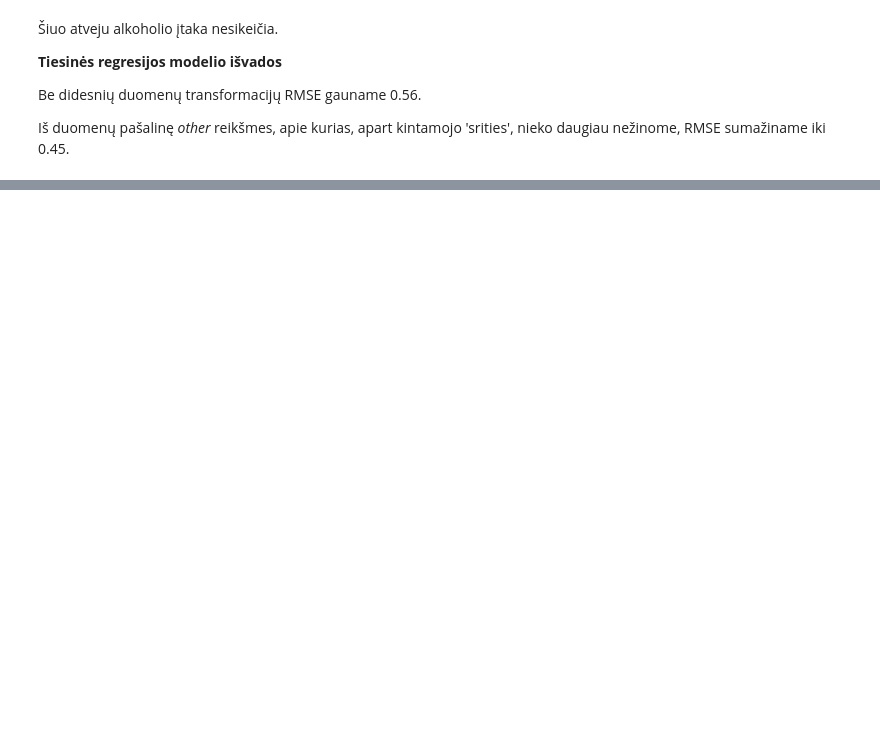
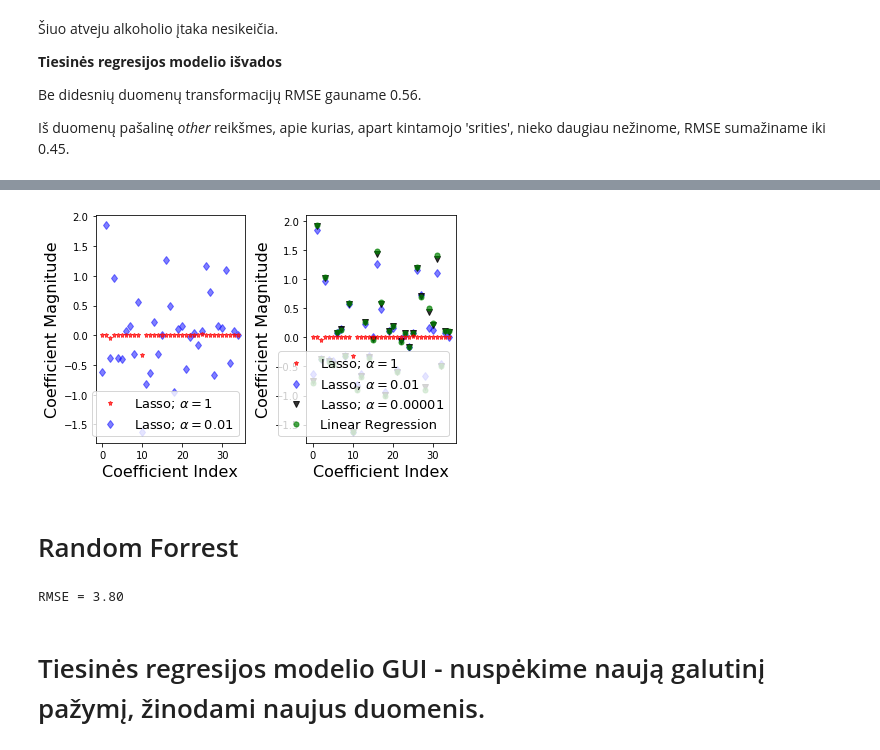
Before and after one commit to robertaskprojektas/Projektas, a Jupyter notebook: Projektas.ipynb, the cells around one changed output, grey strips where cells are left out. Drawn from its saved outputs; the diff is of its cells as text; code cells hidden in the pictures; blank space fills up the shorter version.

```diff
--- a/Projektas.ipynb
+++ b/Projektas.ipynb
@@ -596,0 +726,37 @@ array([10.91062117, 10.45779033, 11.3443559 , 10.87877912,  8.49875919,
+# %%
+plt.subplot(1,2,1)
+plt.plot(lasso.coef_,alpha=0.7,linestyle='none',marker='*',markersize=5,color='red',label=r'Lasso; $\alpha = 1$',zorder=7) # alpha here is for transparency
+plt.plot(lasso001.coef_,alpha=0.5,linestyle='none',marker='d',markersize=6,color='blue',label=r'Lasso; $\alpha = 0.01$') # alpha here is for transparency
+
+plt.xlabel('Coefficient Index',fontsize=16)
+plt.ylabel('Coefficient Magnitude',fontsize=16)
+plt.legend(fontsize=13,loc=4)
+plt.subplot(1,2,2)
+plt.plot(lasso.coef_,alpha=0.7,linestyle='none',marker='*',markersize=5,color='red',label=r'Lasso; $\alpha = 1$',zorder=7) # alpha here is for transparency
+plt.plot(lasso001.coef_,alpha=0.5,linestyle='none',marker='d',markersize=6,color='blue',label=r'Lasso; $\alpha = 0.01$') # alpha here is for transparency
+plt.plot(lasso00001.coef_,alpha=0.8,linestyle='none',marker='v',markersize=6,color='black',label=r'Lasso; $\alpha = 0.00001$') # alpha here is for transparency
+plt.plot(lr.coef_,alpha=0.7,linestyle='none',marker='o',markersize=5,color='green',label='Linear Regression',zorder=2)
+plt.xlabel('Coefficient Index',fontsize=16)
+plt.ylabel('Coefficient Magnitude',fontsize=16)
+plt.legend(fontsize=13,loc=4)
+plt.tight_layout()
+plt.show()
+# %% [output]
+[figure, added]
+# %% [markdown]
+# Random Forrest
+# %%
+X = d1.drop(['G1', 'G2', 'G3', 'Mjob_other', 'Fjob_other', 'reason_other', 'guardian_other'], axis=1)
+Y = d1['G3']
+
+# Test and Train data
+X_train, X_test, Y_train, Y_test = train_test_split(X, Y, test_size = .20, random_state = 40)
+
+rf = RandomForestRegressor(n_estimators=100)
+rf.fit(X_train, Y_train)
+pred = rf.predict(X_test)
+print('RMSE = {0:.02f}'.format(np.sqrt(np.mean((pred - Y_test)**2))))
+# %% [output]
+RMSE = 3.80
+# %% [markdown]
+# Tiesinės regresijos modelio GUI - nuspėkime naują galutinį pažymį, žinodami naujus duomenis.
```
Also changed, not shown: parts of 21 cells of this notebook.
